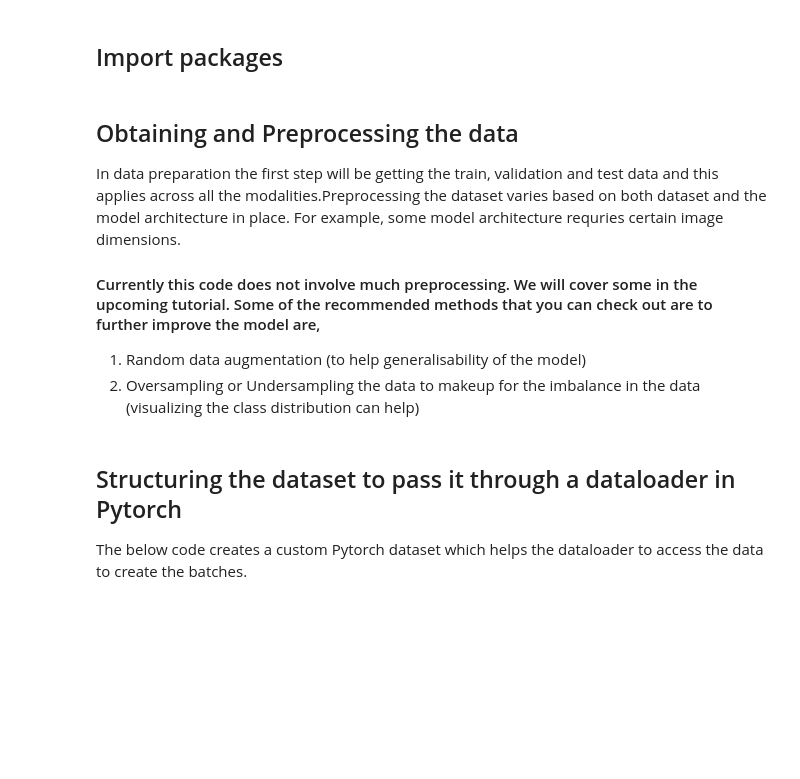
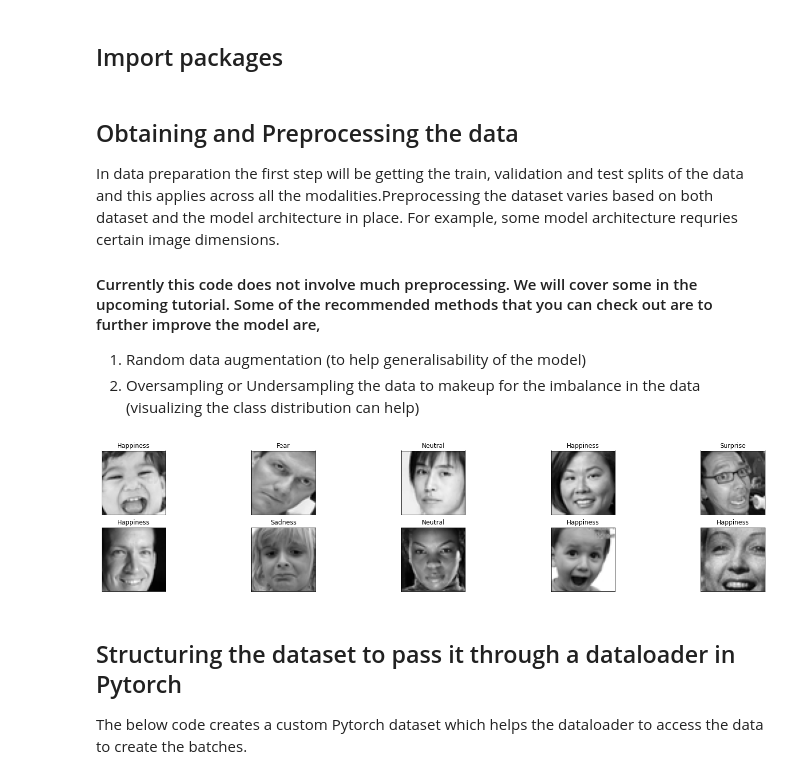
Before and after one commit to varsha33/a_basic_FER_example, a Jupyter notebook: A basic example FER.ipynb, the cells around one changed output. Drawn from its saved outputs; the diff is of its cells as text; code cells hidden in the pictures; blank space fills up the shorter version.

```diff
--- a/A basic example FER.ipynb
+++ b/A basic example FER.ipynb
@@ -45,7 +45,7 @@ from torch.nn import functional as F
 # %% [markdown]
 ## Obtaining and Preprocessing the data
 
-In data preparation the first step will be getting the train, validation and test data and this applies across all the modalities.Preprocessing the dataset varies based on both dataset and the model architecture in place. For example, some model architecture requries certain image dimensions.
+In data preparation the first step will be getting the train, validation and test splits of the data and this applies across all the modalities.Preprocessing the dataset varies based on both dataset and the model architecture in place. For example, some model architecture requries certain image dimensions.
 
 
 ####  Currently this code does not involve much preprocessing. We will cover some in the upcoming tutorial. Some of the recommended methods that you can check out are to further improve the model are,
@@ -53,7 +53,7 @@ In data preparation the first step will be getting the train, validation and tes
 1. Random data augmentation (to help generalisability of the model)
 2. Oversampling or Undersampling the data to makeup for the imbalance in the data (visualizing the class distribution can help)
 # %%
-data_path = "./data/icml_face_data.csv"
+data_path = "./icml_face_data.csv"
 data = pd.read_csv(data_path) ## Grayscale images
 
 # (0=Angry, 1=Disgust, 2=Fear, 3=Happy, 4=Sad, 5=Surprise, 6=Neutral).
@@ -63,37 +63,40 @@ emotion_labels = ['Anger', 'Disgust', 'Fear', 'Happiness', 'Sadness', 'Surprise'
 def parse_data(data):
 
     image_array = np.zeros(shape=(len(data), 48, 48))
-    image_label = np.array(list(map(int, data['emotion'])))
+    image_label = np.array(data["emotion"].values)
 
     for i, row in enumerate(data.index):
 
+        ## .loc indexes the pandas row based on the index
         image = np.fromstring(data.loc[row, ' pixels'], dtype=int, sep=' ')
         image = np.reshape(image, (48, 48))
         image_array[i] = image
-
 
     return image_array, image_label
 
 # Splitting the data into train, validation and testing set thanks to Usage column
 train_imgs, train_lbls = parse_data(data[data[" Usage"] == "Training"])
 val_imgs, val_lbls = parse_data(data[data[" Usage"] == "PublicTest"])
 test_imgs, test_lbls = parse_data(data[data[" Usage"] == "PrivateTest"])
 
 
 
 def sample_plot(x,y=None):    #x, y are numpy arrays
     n = 10 ## number of images to show
-    samples = random.sample(range(x.shape[0]),n)
-    fig, axs = plt.subplots(2,5, figsize=(25,5))
+    samples = random.sample(range(x.shape[0]),n) ## choose n random samples
+
+    fig, axs = plt.subplots(2,5, figsize=(25,5)) ## 2*5 = n, change these values to change the arrangement of the images
     ax = axs.ravel()
     for i in range(n):
         ax[i].imshow(x[samples[i],:,:], cmap=plt.get_cmap('gray'))
         ax[i].set_xticks([])
         ax[i].set_yticks([])
         if y is not None:
             ax[i].set_title(emotion_labels[y[samples[i]]])
 
 sample_plot(train_imgs,train_lbls)
+# %% [output]
+[figure, added]
 # %% [markdown]
 ## Structuring the dataset to pass it through a dataloader in Pytorch
 
```
Also changed, not shown: parts of 8 cells of this notebook, 1 other file.
